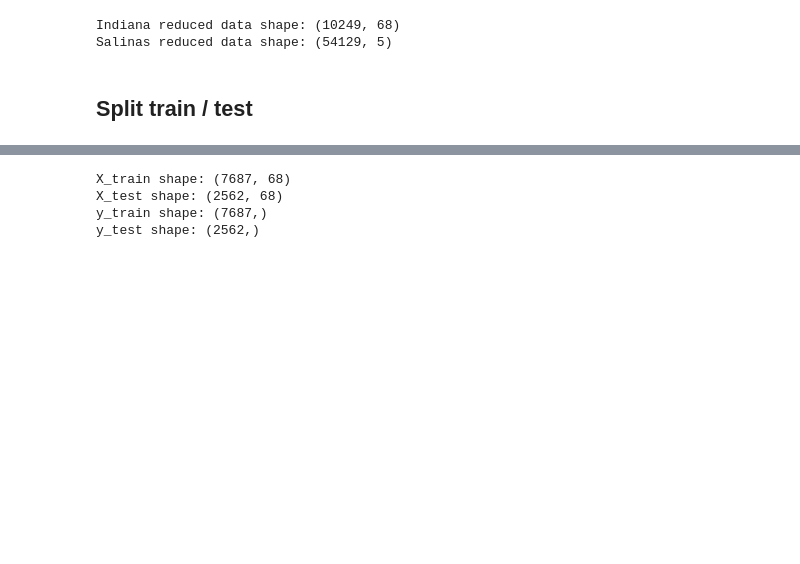
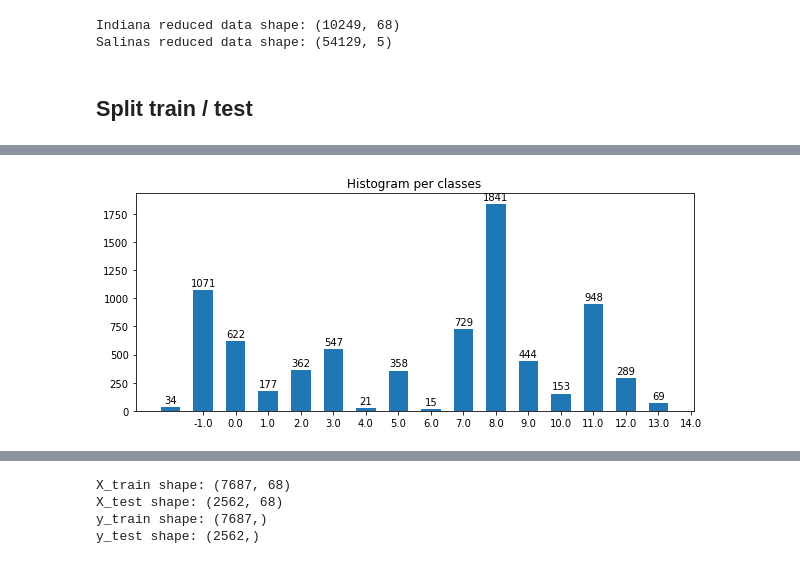
Before and after one commit to SabineHU/projet-IML, a Jupyter notebook: src/supervised_random_forest_classifier.ipynb, the cells around one changed output, grey strips where cells are left out. Saved outputs shown, nothing was run; the diff lists cells and outputs as text; code cells hidden in the pictures; blank space fills up the shorter version.

```diff
--- a/src/supervised_random_forest_classifier.ipynb
+++ b/src/supervised_random_forest_classifier.ipynb
@@ -100,0 +206,14 @@ y_test_indiana = indiana_labels_shuffle[:nb_test]
+# %%
+fig, axs = plt.subplots(figsize=(10, 4))
+bar_x, bar_count = np.unique(y_train_indiana_labels-1, return_counts=True)
+
+bar = axs.bar(bar_x, bar_count, 0.6)
+axs.bar_label(bar, padding=2)
+
+axs.set_xticks(np.arange(len(bar_x)))
+axs.set_xticklabels(bar_x)
+
+axs.set_title('Histogram per classes')
+plt.show()
+# %% [output]
+[figure, added]
```
Also changed, not shown: parts of 11 cells of this notebook.
